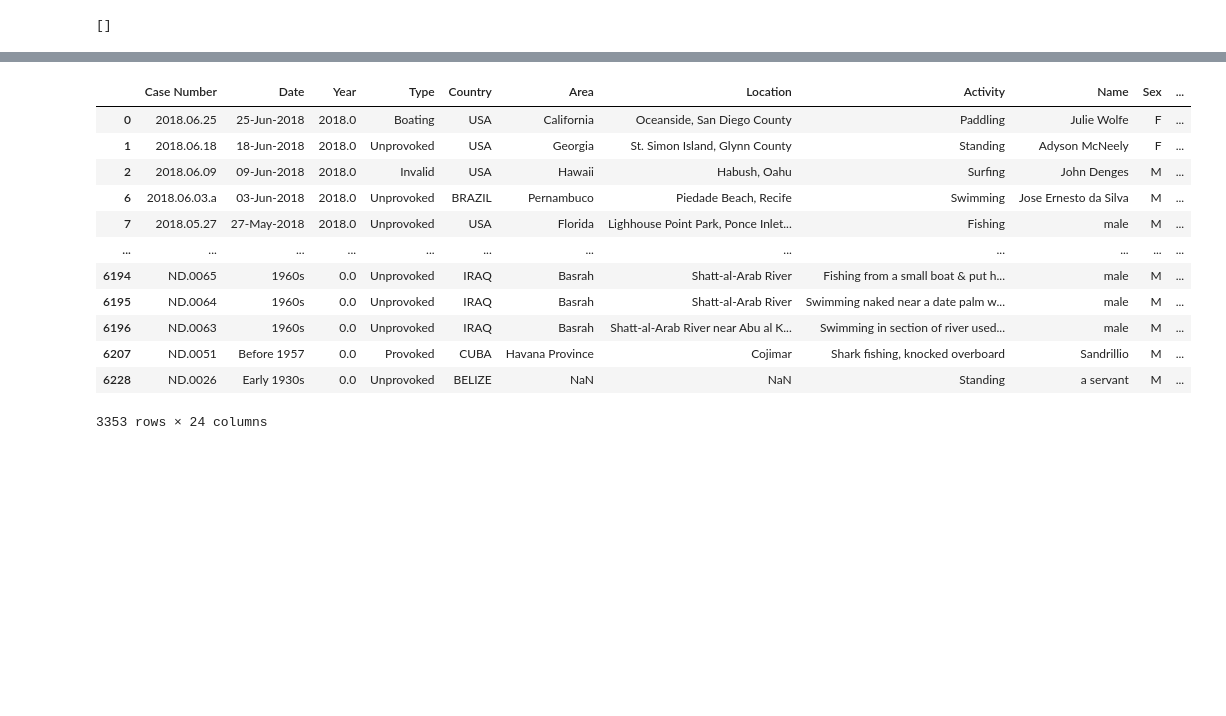
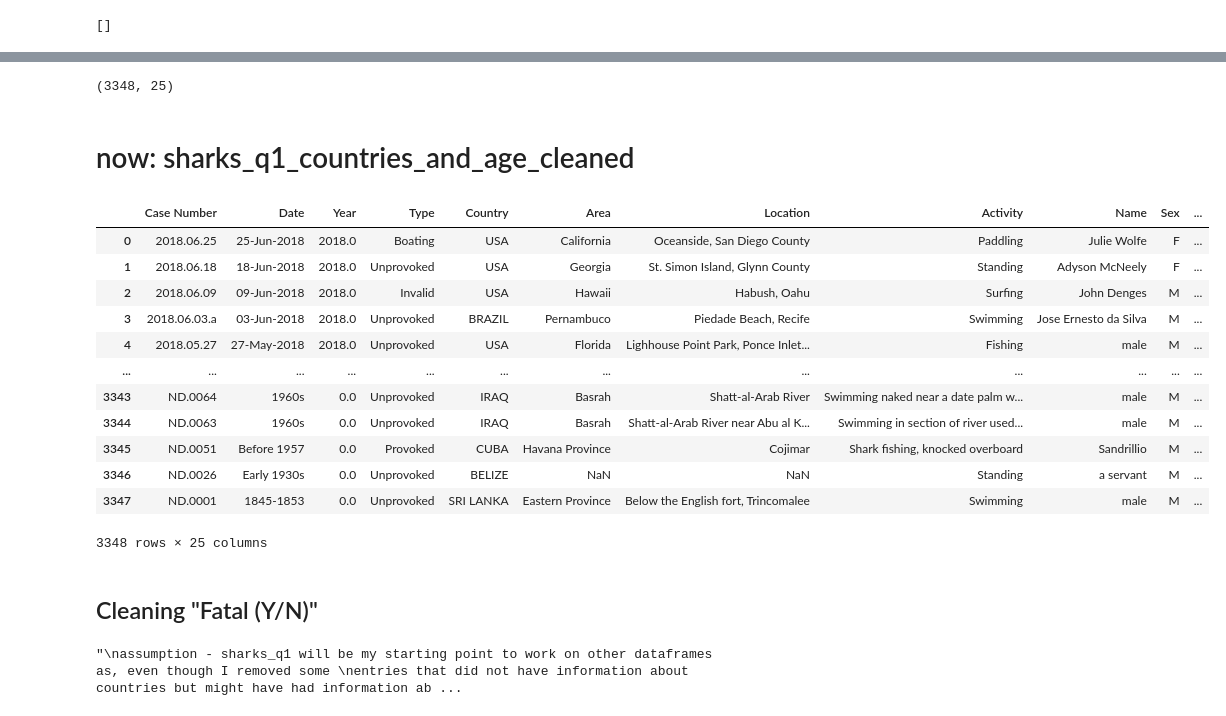
Before and after one commit to Ricardo-Beato/Project1, a Jupyter notebook: clean.ipynb, the cells around one changed output, grey strips where cells are left out. Cells and saved outputs as stored; diff of their text form; code cells hidden in the pictures; blank space fills up the shorter version.

Commit message:
data in main folder

```diff
--- a/clean.ipynb
+++ b/clean.ipynb
@@ -403,6 +368,7 @@ sharks_q1.loc[sharks_q1['Area'] == 'Between Hawaii and U.S.A', 'Country'] = 'PAP
 sharks_q1.loc[sharks_q1['Area'] == 'Off coast of Ecuador', 'Country'] = 'ECUADOR'
 
 sharks_q1.drop(sharks_q1[sharks_q1['Country'] == 'PACIFIC OCEAN'].index, inplace=True)
+sharks_q1.drop(sharks_q1[sharks_q1['Country'] == 'PACIFIC OCEAN '].index, inplace=True)
 # %% [markdown]
 # AT THIS POINT I'M REALLY CONSIDERING WHETHER PEOPLE KNOW HOW TO READ COLUMN HEADERS WHEN FILLING OUT A FORM/REPORTING STUFF, AND AM ONLY IN THE BEGINNING :')
 # %%
@@ -452,7 +410,7 @@ mid_atlantic_ocean
 sharks_q1.loc[sharks_q1['Area'] == '1000 miles west of Hawaii', 'Country'] = 'MICRONESIA'
 sharks_q1.loc[sharks_q1['Location'] == 'Off Bermuda', 'Country'] = 'BERMUDA'
 sharks_q1.loc[sharks_q1['Area'] == '165 miles from Bermuda', 'Country'] = 'BERMUDA'
-sharks_q1.loc[sharks_q1['Area'] == 'Between England & South Africa', 'Country'] = 'ENGLAND'
+sharks_q1.loc[sharks_q1['Area'] == 'Between England & South Africa', 'Country'] = 'UNITED KINGDOM'
 sharks_q1.loc[sharks_q1['Area'] == 'Bound from New York to London in ballast', 'Country'] = 'USA'
 sharks_q1.loc[sharks_q1['Location'] == 'Venezuelan aircraft lost', 'Country'] = 'USA'
 
@@ -498,7 +437,7 @@ south_atlantic_ocean
 # %%
-sharks_q1.drop(sharks_q1[sharks['Country'] == 'PERSIAN GULF'].index, inplace=True)
-sharks_q1.drop(sharks_q1[sharks['Country'] == 'RED SEA / INDIAN OCEAN'].index, inplace=True)
-sharks_q1.drop(sharks_q1[sharks['Country'] == 'THE BALKANS'].index, inplace=True)
+sharks_q1.drop(sharks_q1[sharks_q1['Country'] == 'PERSIAN GULF'].index, inplace=True)
+sharks_q1.drop(sharks_q1[sharks_q1['Country'] == 'RED SEA / INDIAN OCEAN'].index, inplace=True)
+sharks_q1.drop(sharks_q1[sharks_q1['Country'] == 'THE BALKANS'].index, inplace=True)
 # %%
 indian_ocean = sharks_q1[sharks_q1["Country"] == "INDIAN OCEAN"]
 indian_ocean
@@ -874,19 +765,31 @@ print(sharks_q1.shape)
+# %%
+sharks_q1 = sharks_q1.drop_duplicates(subset=['Case Number', 'Date', 'Country'], keep='first')
+sharks_q1.shape
+
+#(actually just dropped one duplicate, but still)
+# %% [output]
+(3348, 25)
+# %% [markdown]
+# now: sharks_q1_countries_and_age_cleaned
 # %%
 #before anything, I'm storing this as another new dataframe, ready to be used for Q1:
 
-#countries_and_age_cleaned = sharks_q1.copy() and freezing this code so I don't overwrite countries_and_age_cleaned
-countries_and_age_cleaned
+sharks_q1_countries_and_age_cleaned = sharks_q1.copy()# and freezing this code so I don't overwrite countries_and_age_cleaned
+#resetting the index and removing the duplicates:
+sharks_q1_countries_and_age_cleaned = sharks_q1_countries_and_age_cleaned.reset_index(drop=True)
+
+sharks_q1_countries_and_age_cleaned
 # %% [output]
 |  | Case Number | Date | Year | Type | Country | Area | Location | Activity | Name | Sex | ... |
 | 0 | 2018.06.25 | 25-Jun-2018 | 2018.0 | Boating | USA | California | Oceanside, San Diego County | Paddling | Julie Wolfe | F | ... |
 | 1 | 2018.06.18 | 18-Jun-2018 | 2018.0 | Unprovoked | USA | Georgia | St. Simon Island, Glynn County | Standing | Adyson McNeely | F | ... |
 | 2 | 2018.06.09 | 09-Jun-2018 | 2018.0 | Invalid | USA | Hawaii | Habush, Oahu | Surfing | John Denges | M | ... |
-| 6 | 2018.06.03.a | 03-Jun-2018 | 2018.0 | Unprovoked | BRAZIL | Pernambuco | Piedade Beach, Recife | Swimming | Jose Ernesto da Silva | M | ... |
-| 7 | 2018.05.27 | 27-May-2018 | 2018.0 | Unprovoked | USA | Florida | Lighhouse Point Park, Ponce Inlet... | Fishing | male | M | ... |
+| 3 | 2018.06.03.a | 03-Jun-2018 | 2018.0 | Unprovoked | BRAZIL | Pernambuco | Piedade Beach, Recife | Swimming | Jose Ernesto da Silva | M | ... |
+| 4 | 2018.05.27 | 27-May-2018 | 2018.0 | Unprovoked | USA | Florida | Lighhouse Point Park, Ponce Inlet... | Fishing | male | M | ... |
 | ... | ... | ... | ... | ... | ... | ... | ... | ... | ... | ... | ... |
-| 6194 | ND.0065 | 1960s | 0.0 | Unprovoked | IRAQ | Basrah | Shatt-al-Arab River | Fishing from a small boat & put h... | male | M | ... |
-| 6195 | ND.0064 | 1960s | 0.0 | Unprovoked | IRAQ | Basrah | Shatt-al-Arab River | Swimming naked near a date palm w... | male | M | ... |
-| 6196 | ND.0063 | 1960s | 0.0 | Unprovoked | IRAQ | Basrah | Shatt-al-Arab River near Abu al K... | Swimming in section of river used... | male | M | ... |
-| 6207 | ND.0051 | Before 1957 | 0.0 | Provoked | CUBA | Havana Province | Cojimar | Shark fishing, knocked overboard | Sandrillio | M | ... |
-| 6228 | ND.0026 | Early 1930s | 0.0 | Unprovoked | BELIZE | NaN | NaN | Standing | a servant | M | ... |
+| 3343 | ND.0064 | 1960s | 0.0 | Unprovoked | IRAQ | Basrah | Shatt-al-Arab River | Swimming naked near a date palm w... | male | M | ... |
+| 3344 | ND.0063 | 1960s | 0.0 | Unprovoked | IRAQ | Basrah | Shatt-al-Arab River near Abu al K... | Swimming in section of river used... | male | M | ... |
+| 3345 | ND.0051 | Before 1957 | 0.0 | Provoked | CUBA | Havana Province | Cojimar | Shark fishing, knocked overboard | Sandrillio | M | ... |
+| 3346 | ND.0026 | Early 1930s | 0.0 | Unprovoked | BELIZE | NaN | NaN | Standing | a servant | M | ... |
+| 3347 | ND.0001 | 1845-1853 | 0.0 | Unprovoked | SRI LANKA | Eastern Province | Below the English fort, Trincomalee | Swimming | male | M | ... |
-3353 rows × 24 columns
+3348 rows × 25 columns
@@ -892,0 +799,13 @@ countries_and_age_cleaned
+# %% [markdown]
+## Cleaning "Fatal (Y/N)"
+# %%
+"""
+assumption - sharks_q1 will be my starting point to work on other dataframes as, even though I removed some
+entries that did not have information about countries but might have had information about other columns
+that I could have used for other analysis, LESSON LEARNED:
+before actually cleaning data in one specific column, start cleaning data that's transversal to the whole Dataframe,
+in this example, I should have started by cleaning the empty rows for example.
+Now I will have to start over again from sharks by cleaning those rows. Oh welll.
+"""
+# %% [output]
+"\nassumption - sharks_q1 will be my starting point to work on other dataframes as, even though I removed some \nentries that did not have information about countries but might have had information ab ...
```
Also changed, not shown: parts of 158 cells of this notebook.
